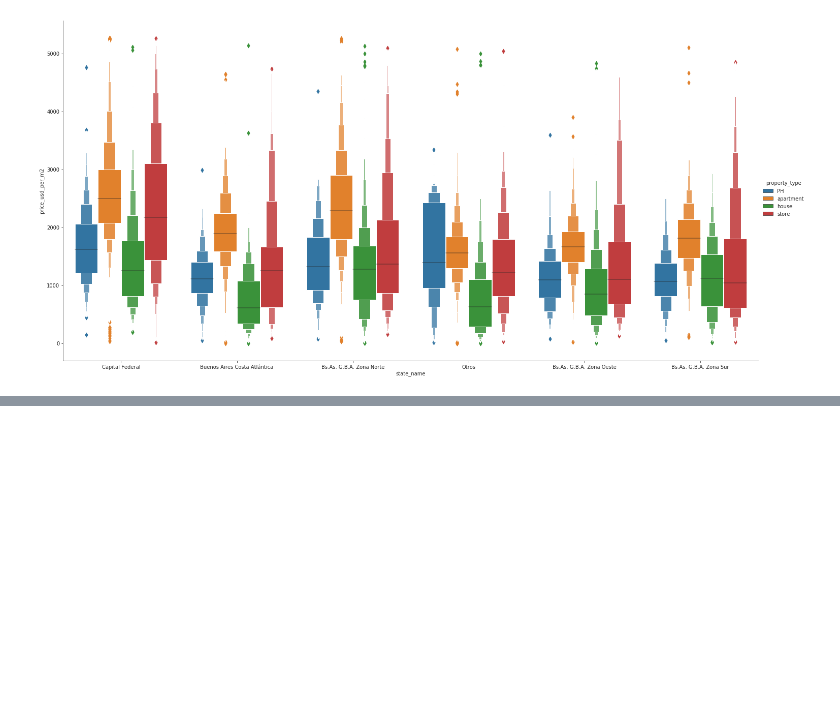
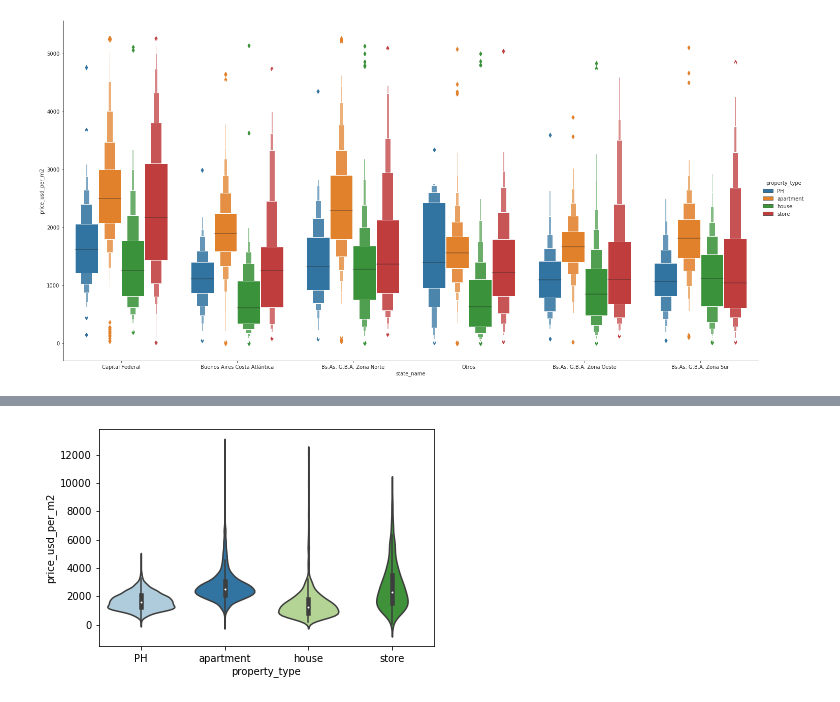
Before and after one commit to gp34446/desafio_ds, a Jupyter notebook: Desafio1.ipynb, the cells around one changed output, grey strips where cells are left out. Saved outputs shown, nothing was run; the diff lists cells and outputs as text; code cells hidden in the pictures; blank space fills up the shorter version.

```diff
--- a/Desafio1.ipynb
+++ b/Desafio1.ipynb
@@ -137,0 +153,5 @@ ValueError: Could not interpret input 'property_category'
+# %%
+sns.violinplot(x="property_type", y="price_usd_per_m2", data=data_cap_fed_not_outl, palette='Paired')
+plt.show()
+# %% [output]
+[figure, added]
```
Also changed, not shown: parts of 3 cells of this notebook.
